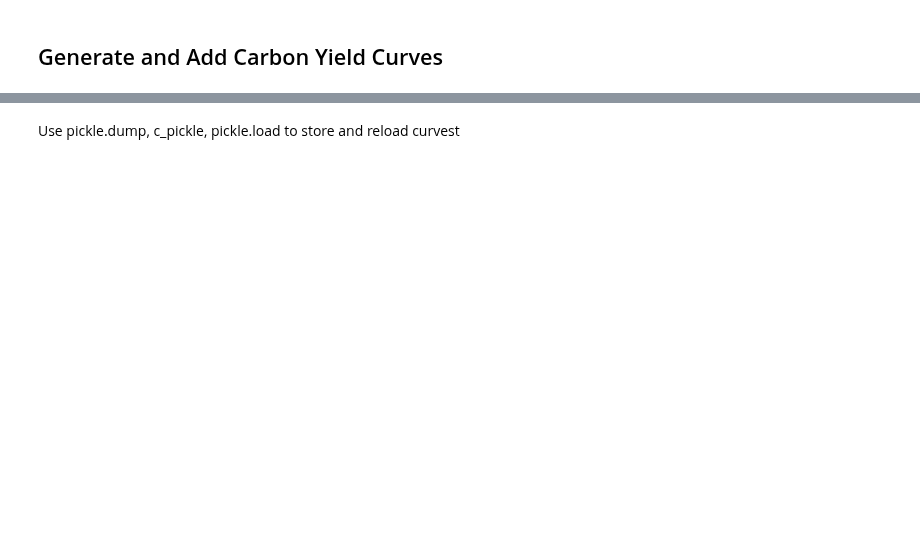
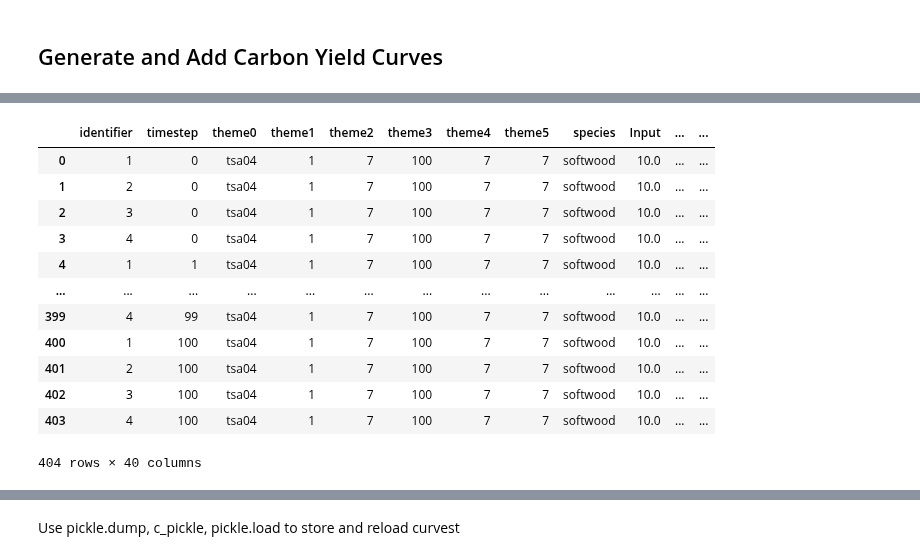
Before and after one commit to UBC-FRESH/nbds_mining, a Jupyter notebook: test_build_carbon_curve_redchris_exactmatch.ipynb, the cells around one changed output, grey strips where cells are left out. Drawn from its saved outputs; the diff is of its cells as text; code cells hidden in the pictures; blank space fills up the shorter version.

```diff
--- a/test_build_carbon_curve_redchris_exactmatch.ipynb
+++ b/test_build_carbon_curve_redchris_exactmatch.ipynb
@@ -313,0 +369,21 @@ pi['dtype_key'] = pi.apply(lambda r: '%s %s %s %s %s %s' % (r['theme0'], r['them
+# %%
+# Generate sum carbon pool curves
+pi['ecosystem_init'] = pi[ecosystem_pools].sum(axis=1)
+pi['biomass_init'] = pi[biomass_pools].sum(axis=1)
+pi['DOM_init'] = pi[dom_pools].sum(axis=1)
+# %%
+pi
+# %% [output]
+|  | identifier | timestep | theme0 | theme1 | theme2 | theme3 | theme4 | theme5 | species | Input | ... | ... |
+| 0 | 1 | 0 | tsa04 | 1 | 7 | 100 | 7 | 7 | softwood | 10.0 | ... | ... |
+| 1 | 2 | 0 | tsa04 | 1 | 7 | 100 | 7 | 7 | softwood | 10.0 | ... | ... |
+| 2 | 3 | 0 | tsa04 | 1 | 7 | 100 | 7 | 7 | softwood | 10.0 | ... | ... |
+| 3 | 4 | 0 | tsa04 | 1 | 7 | 100 | 7 | 7 | softwood | 10.0 | ... | ... |
+| 4 | 1 | 1 | tsa04 | 1 | 7 | 100 | 7 | 7 | softwood | 10.0 | ... | ... |
+| ... | ... | ... | ... | ... | ... | ... | ... | ... | ... | ... | ... | ... |
+| 399 | 4 | 99 | tsa04 | 1 | 7 | 100 | 7 | 7 | softwood | 10.0 | ... | ... |
+| 400 | 1 | 100 | tsa04 | 1 | 7 | 100 | 7 | 7 | softwood | 10.0 | ... | ... |
+| 401 | 2 | 100 | tsa04 | 1 | 7 | 100 | 7 | 7 | softwood | 10.0 | ... | ... |
+| 402 | 3 | 100 | tsa04 | 1 | 7 | 100 | 7 | 7 | softwood | 10.0 | ... | ... |
+| 403 | 4 | 100 | tsa04 | 1 | 7 | 100 | 7 | 7 | softwood | 10.0 | ... | ... |
+404 rows × 40 columns
```
Also changed, not shown: parts of 35 cells of this notebook, 11 other files.
